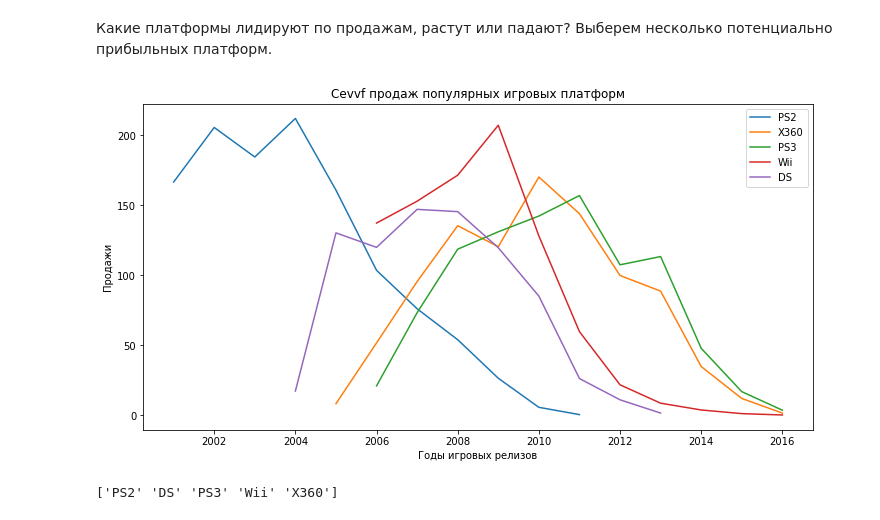
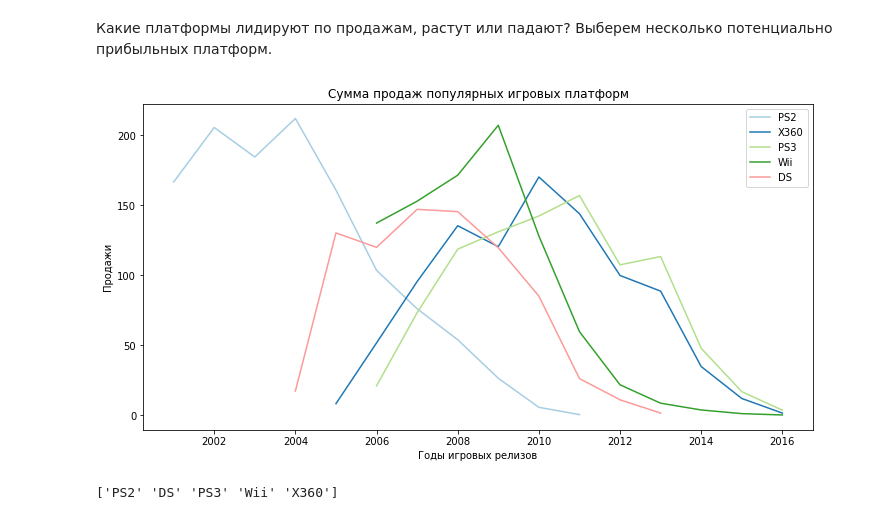
Before and after one commit to AnastasiaDvoynova/GameMarketAnalysis, a Jupyter notebook: Game_Market_Analysis.ipynb, the cells around one changed output. Drawn from its saved outputs; the diff is of its cells as text; code cells hidden in the pictures.

```diff
--- a/Game_Market_Analysis.ipynb
+++ b/Game_Market_Analysis.ipynb
@@ -191,19 +197,20 @@ Text(0, 0.5, 'Сумма продаж')
 # %% [markdown]
 Какие платформы лидируют по продажам, растут или падают? Выберем несколько потенциально прибыльных платформ.
 # %%
-
 plt.figure(figsize=(12,6))
-plt.title('Cevvf продаж популярных игровых платформ')
+plt.title('Сумма продаж популярных игровых платформ')
 plt.xlabel('Годы игровых релизов')
 plt.ylabel('Продажи')
 for i in list(top_5_platform['platform']):
     platform_dynamisc = file_obj[(file_obj['platform'] == i) & (file_obj['year_of_release'] > 2000)]\
     .pivot_table(index='year_of_release', values='global_sales', aggfunc='sum')\
     .sort_values('year_of_release', ascending=False)
+
+    sns.set_palette("Paired", 10)
     sns.lineplot(data=platform_dynamisc['global_sales'], label=i)
     plt.legend()
 # %% [output]
-[figure, old version]
+[figure, new version]
 # %%
 
 top_platforms = file_obj.platform.value_counts().sort_values(ascending = False).head(5).index.values
```
Also changed, not shown: parts of 20 cells of this notebook.
